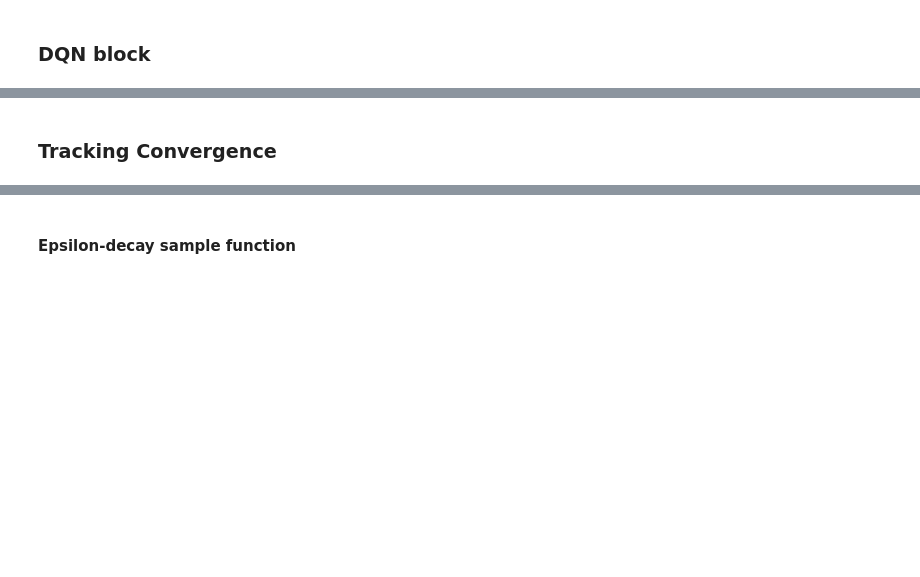
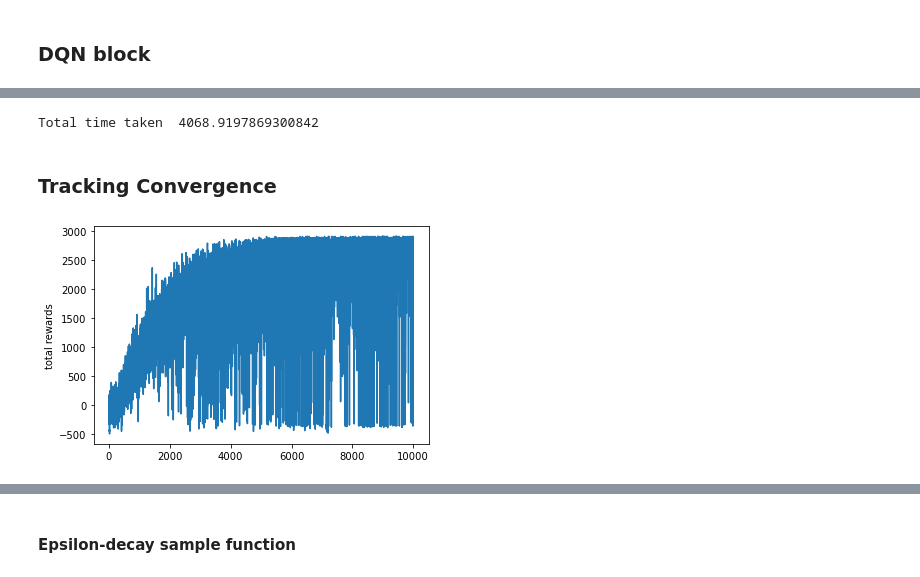
Before and after one commit to abhijeetpj/RL_CabRevenue, a Jupyter notebook: DQN_Agent_Arch1.ipynb, the cells around one changed output, grey strips where cells are left out. Cells and saved outputs as stored; diff of their text form; code cells hidden in the pictures; blank space fills up the shorter version.

```diff
--- a/DQN_Agent_Arch1.ipynb
+++ b/DQN_Agent_Arch1.ipynb
@@ -166,2 +198,15 @@ len(np.zeros((32, 3)))
+# %%
+# Hyperparameters
+
+LR = 0.01
+GAMMA = 0.9
+
+batch_size = 32
+
+Episodes = 10000
+
+max_epsilon = 1
+min_epsilon = 0.0001
+decay_rate = 0.0006        # epsilon decay rate
 # %%
 class DQNAgent:
@@ -275,0 +352,3 @@ class DQNAgent:
+# %%
+env = CabDriver()
+agent = DQNAgent(action_size=len(env.action_space), state_size=len(env.state_encod_arch1(env.state_init)))
@@ -276,21 +368,2 @@ class DQNAgent:
 # %% [markdown]
 ### DQN block
-# %%
-# Hyperparameters
-
-LR = 0.01
-GAMMA = 0.9
-
-batch_size = 32
-
-Episodes = 1000
-
-max_epsilon = 1
-min_epsilon = 0.001
-decay_rate = 0.0009        # epsilon decay rate
-# %%
-action_space, state_space, state = env.reset()
-
-#Call the DQN agent
-agent = DQNAgent(len(env.state_encod_arch1(state)), len(env.action_space), GAMMA, LR,
-                      max_epsilon, decay_rate, min_epsilon)
@@ -387,2 +486,14 @@ IndexError: too many indices for array: array is 1-dimensional, but 2 were index
+# %%
+elapsed_time = time.time() - start_time
+print('Total time taken ',elapsed_time)
+# %% [output]
+Total time taken  4068.9197869300842
 # %% [markdown]
 ### Tracking Convergence
+# %%
+# Check Convergence by tracking total rewards per episode vs episode number
+plt.plot(list(range(len(rewards_per_episode))), rewards_per_episode)
+plt.ylabel("total rewards")
+plt.show()
+# %% [output]
+[figure, added]
```
Also changed, not shown: parts of 46 cells of this notebook, 1 other file.
